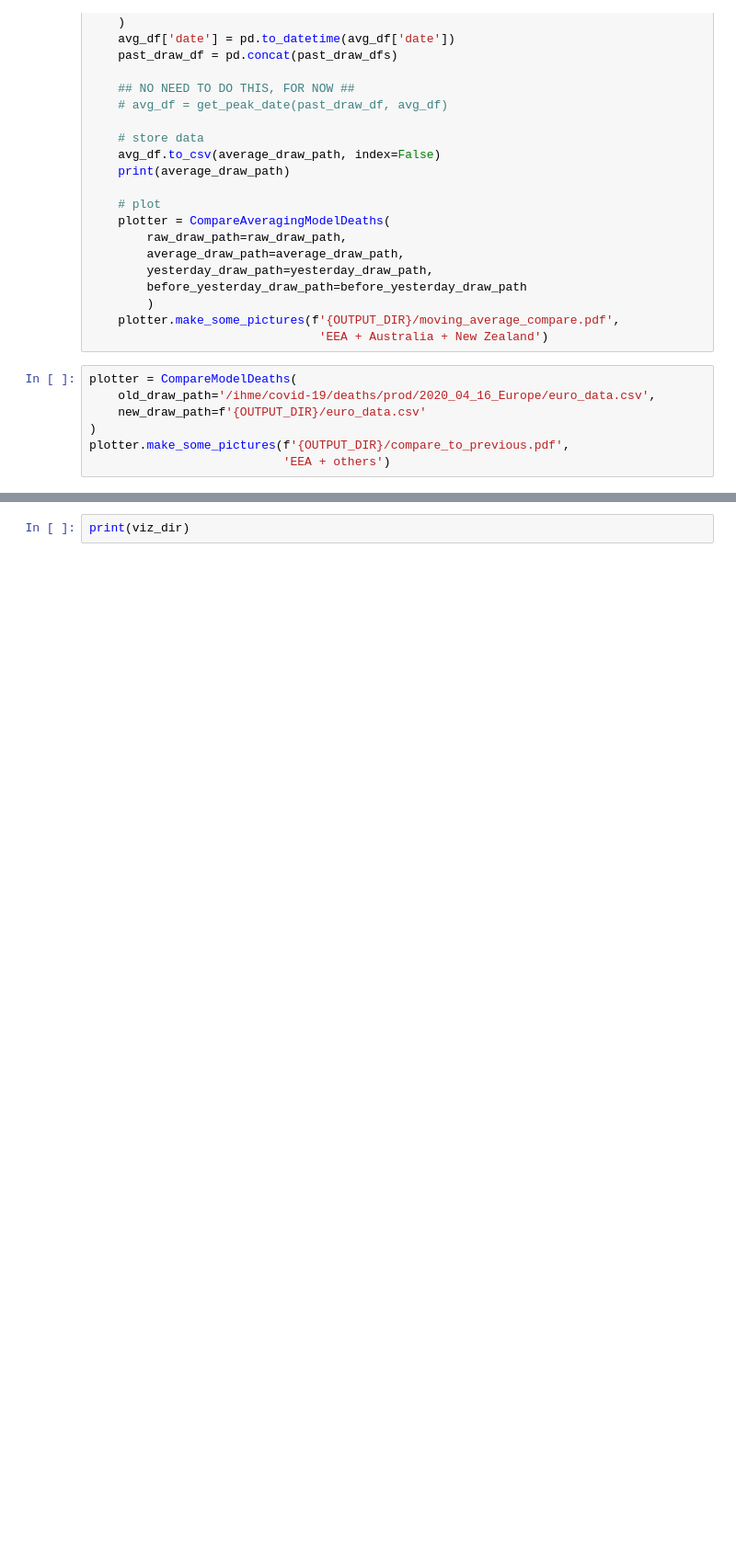
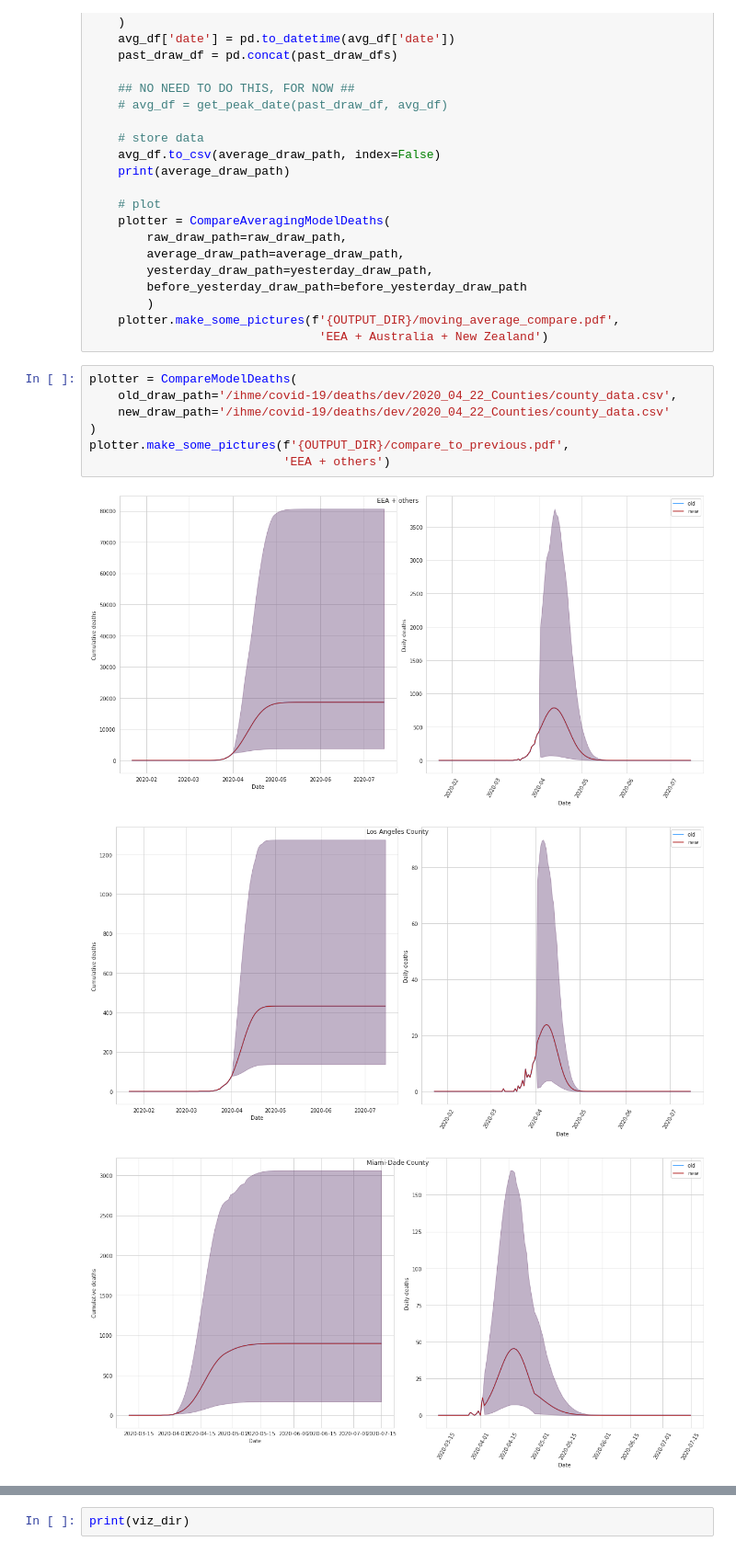
Before and after one commit to ihmeuw/covid-model-deaths, a Jupyter notebook: notebooks/run_us_counties.ipynb, the cells around one changed output, grey strips where cells are left out. Shown at 92% size. Drawn from its saved outputs; the diff is of its cells as text; blank space fills up the shorter version.

```diff
--- a/notebooks/run_us_counties.ipynb
+++ b/notebooks/run_us_counties.ipynb
@@ -625,8 +648,12 @@ if combine_predictions:
                                 'EEA + Australia + New Zealand')
 # %%
 plotter = CompareModelDeaths(
-    old_draw_path='/ihme/covid-19/deaths/prod/2020_04_16_Europe/euro_data.csv',
-    new_draw_path=f'{OUTPUT_DIR}/euro_data.csv'
+    old_draw_path='/ihme/covid-19/deaths/dev/2020_04_22_Counties/county_data.csv',
+    new_draw_path='/ihme/covid-19/deaths/dev/2020_04_22_Counties/county_data.csv'
 )
 plotter.make_some_pictures(f'{OUTPUT_DIR}/compare_to_previous.pdf',
                            'EEA + others')
+# %% [output]
+[figure, added]
+[figure, added]
+[figure, added]
```
Also changed, not shown: parts of 17 cells of this notebook, 1 other file.
